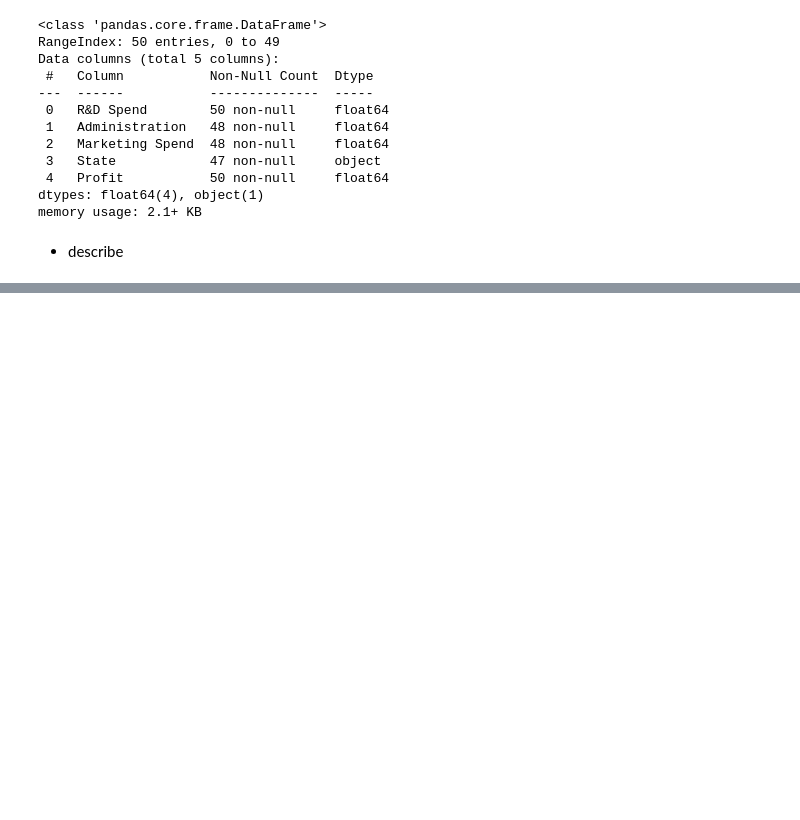
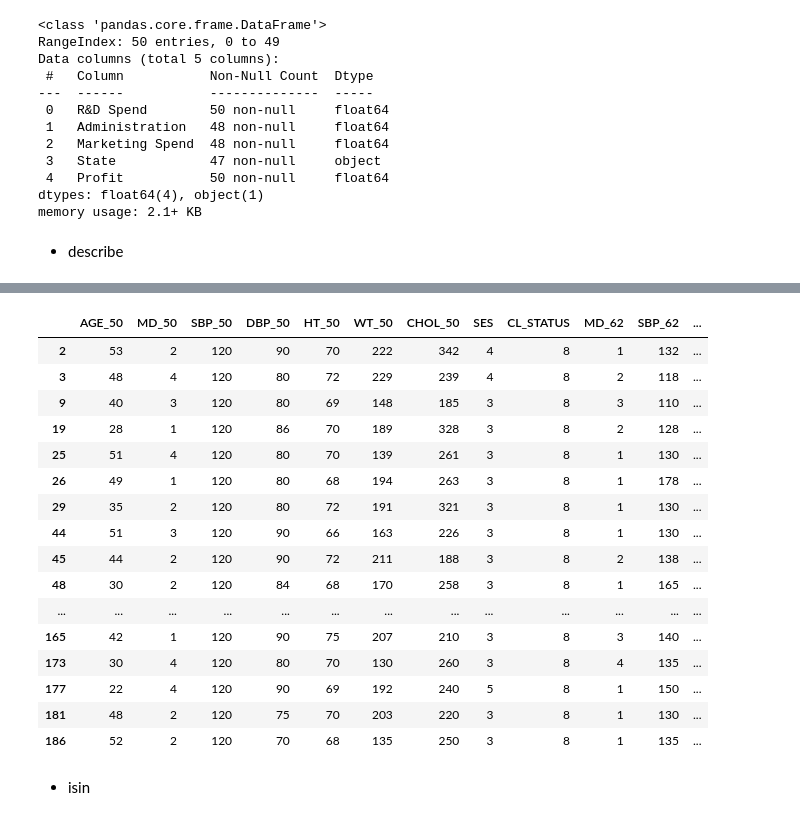
Before and after one commit to ibrahimediz/DataMiningFundamentals, a Jupyter notebook: Documents/01_Libraries/01_fundamentals.ipynb, the cells around one changed output, grey strips where cells are left out. Drawn from its saved outputs; the diff is of its cells as text; code cells hidden in the pictures; blank space fills up the shorter version.

```diff
--- a/Documents/01_Libraries/01_fundamentals.ipynb
+++ b/Documents/01_Libraries/01_fundamentals.ipynb
@@ -157,0 +356,26 @@ df.describe()
+# %%
+dfSart = df[(df["AGE_50"]>20)&(df["SBP_50"] == 120) ]
+# %%
+dfSart.reset_index(drop=True,inplace=True)
+# %%
+dfSart
+# %% [output]
+|  | AGE_50 | MD_50 | SBP_50 | DBP_50 | HT_50 | WT_50 | CHOL_50 | SES | CL_STATUS | MD_62 | SBP_62 | ... |
+| 2 | 53 | 2 | 120 | 90 | 70 | 222 | 342 | 4 | 8 | 1 | 132 | ... |
+| 3 | 48 | 4 | 120 | 80 | 72 | 229 | 239 | 4 | 8 | 2 | 118 | ... |
+| 9 | 40 | 3 | 120 | 80 | 69 | 148 | 185 | 3 | 8 | 3 | 110 | ... |
+| 19 | 28 | 1 | 120 | 86 | 70 | 189 | 328 | 3 | 8 | 2 | 128 | ... |
+| 25 | 51 | 4 | 120 | 80 | 70 | 139 | 261 | 3 | 8 | 1 | 130 | ... |
+| 26 | 49 | 1 | 120 | 80 | 68 | 194 | 263 | 3 | 8 | 1 | 178 | ... |
+| 29 | 35 | 2 | 120 | 80 | 72 | 191 | 321 | 3 | 8 | 1 | 130 | ... |
+| 44 | 51 | 3 | 120 | 90 | 66 | 163 | 226 | 3 | 8 | 1 | 130 | ... |
+| 45 | 44 | 2 | 120 | 90 | 72 | 211 | 188 | 3 | 8 | 2 | 138 | ... |
+| 48 | 30 | 2 | 120 | 84 | 68 | 170 | 258 | 3 | 8 | 1 | 165 | ... |
+| ... | ... | ... | ... | ... | ... | ... | ... | ... | ... | ... | ... | ... |
+| 165 | 42 | 1 | 120 | 90 | 75 | 207 | 210 | 3 | 8 | 3 | 140 | ... |
+| 173 | 30 | 4 | 120 | 80 | 70 | 130 | 260 | 3 | 8 | 4 | 135 | ... |
+| 177 | 22 | 4 | 120 | 90 | 69 | 192 | 240 | 5 | 8 | 1 | 150 | ... |
+| 181 | 48 | 2 | 120 | 75 | 70 | 203 | 220 | 3 | 8 | 1 | 130 | ... |
+| 186 | 52 | 2 | 120 | 70 | 68 | 135 | 250 | 3 | 8 | 1 | 135 | ... |
+# %% [markdown]
+* isin
```
Also changed, not shown: parts of 31 cells of this notebook, 8 other files.
